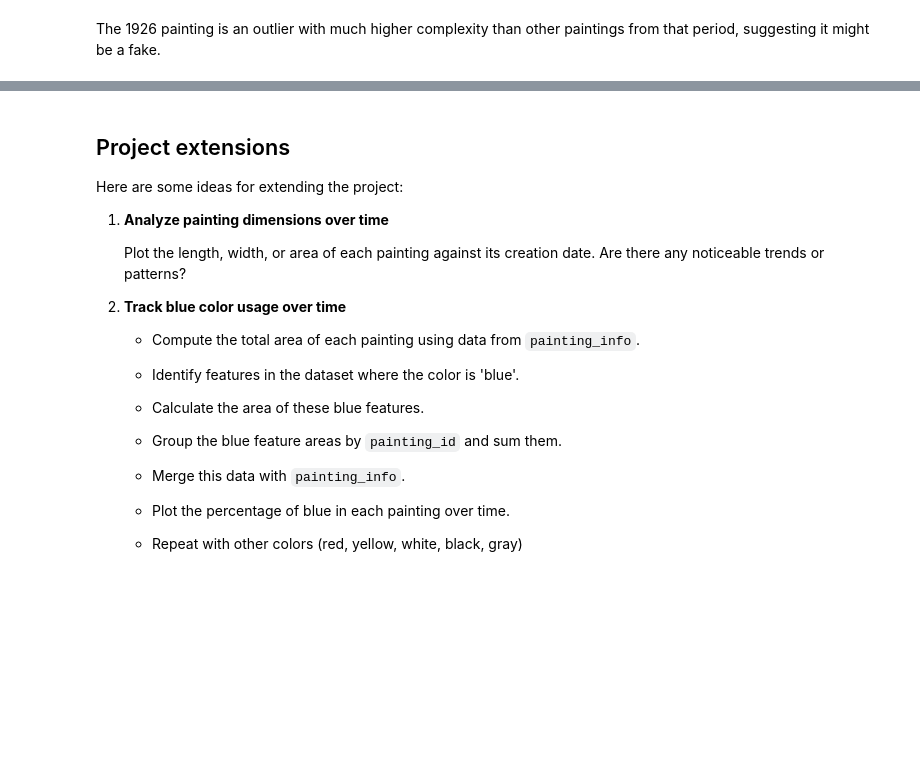
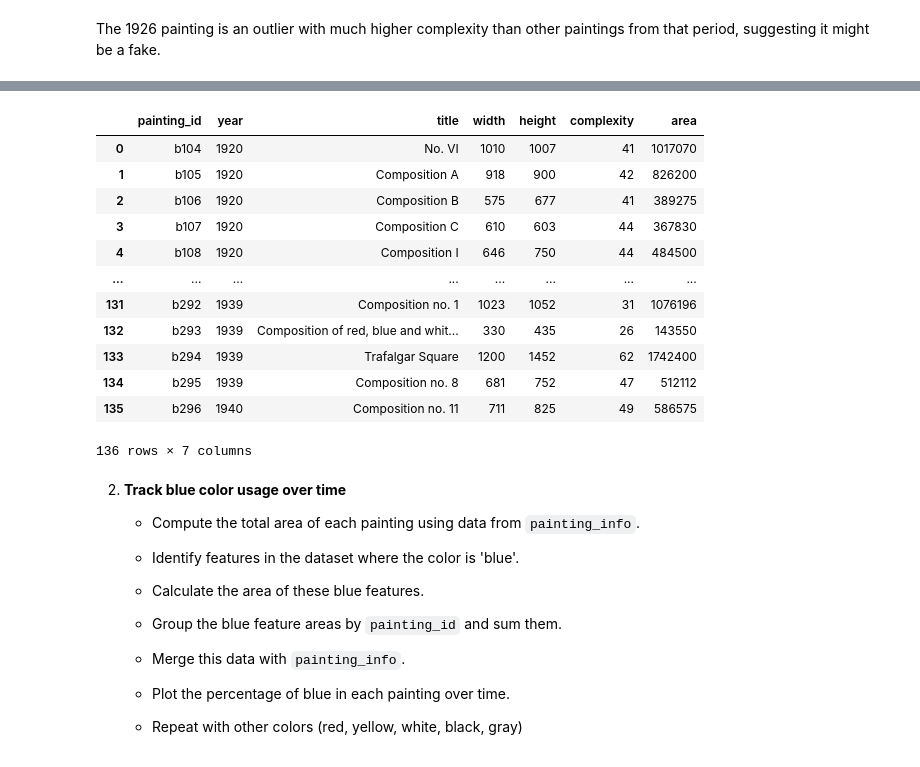
Before and after one commit to Gustavo-Michael/Mineria_178318, a Jupyter notebook: mondrian_art_project.ipynb, the cells around one changed output, grey strips where cells are left out. Saved outputs shown, nothing was run; the diff lists cells and outputs as text; code cells hidden in the pictures; blank space fills up the shorter version.

```diff
--- a/mondrian_art_project.ipynb
+++ b/mondrian_art_project.ipynb
@@ -380,12 +406,21 @@ The 1926 painting is an outlier with much higher complexity than other paintings
+# %%
+painting_info['area'] = painting_info['width'] * painting_info['height']
+painting_info
+# %% [output]
+|  | painting_id | year | title | width | height | complexity | area |
+| 0 | b104 | 1920 | No. VI | 1010 | 1007 | 41 | 1017070 |
+| 1 | b105 | 1920 | Composition A | 918 | 900 | 42 | 826200 |
+| 2 | b106 | 1920 | Composition B | 575 | 677 | 41 | 389275 |
+| 3 | b107 | 1920 | Composition C | 610 | 603 | 44 | 367830 |
+| 4 | b108 | 1920 | Composition I | 646 | 750 | 44 | 484500 |
+| ... | ... | ... | ... | ... | ... | ... | ... |
+| 131 | b292 | 1939 | Composition no. 1 | 1023 | 1052 | 31 | 1076196 |
+| 132 | b293 | 1939 | Composition of red, blue and whit... | 330 | 435 | 26 | 143550 |
+| 133 | b294 | 1939 | Trafalgar Square | 1200 | 1452 | 62 | 1742400 |
+| 134 | b295 | 1939 | Composition no. 8 | 681 | 752 | 47 | 512112 |
+| 135 | b296 | 1940 | Composition no. 11 | 711 | 825 | 49 | 586575 |
+136 rows × 7 columns
 # %% [markdown]
-
-## Project extensions
-
-Here are some ideas for extending the project:
-
-1. **Analyze painting dimensions over time**
-
-    Plot the length, width, or area of each painting against its creation date. Are there any noticeable trends or patterns?
 
 2. **Track blue color usage over time**
    - Compute the total area of each painting using data from `painting_info`.
```
Also changed, not shown: parts of 6 cells of this notebook.
